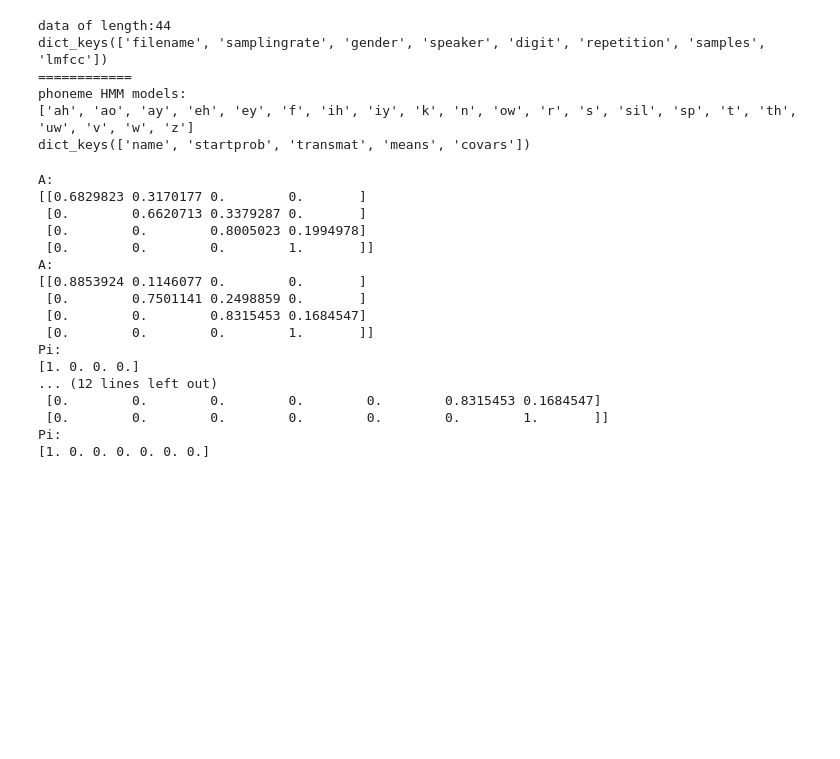
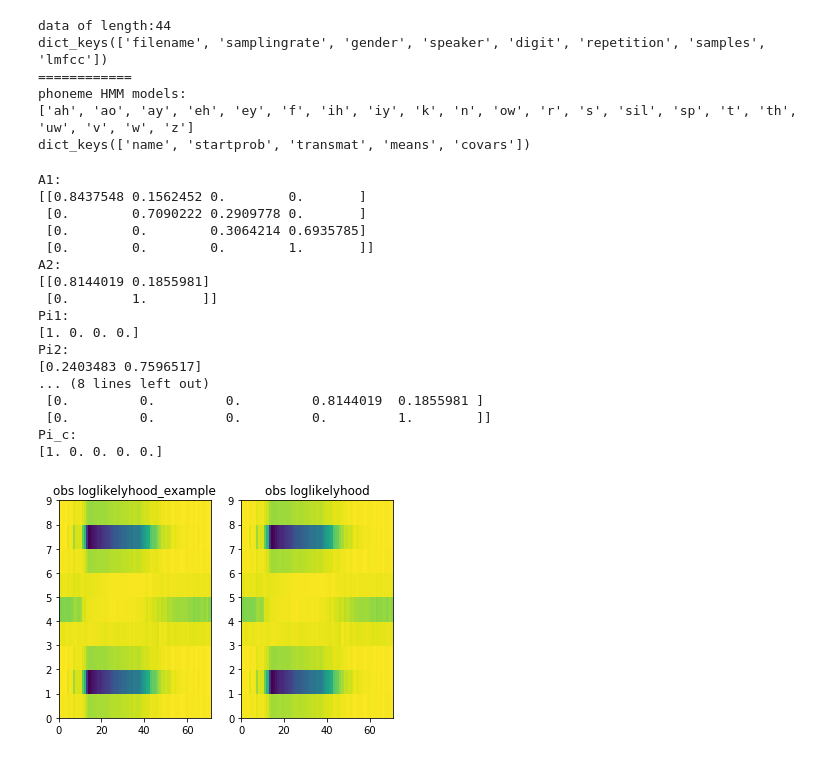
Before and after one commit to Yuhu-kth/Speech-Speaker-Recognition, a Jupyter notebook: lab2/dt2119_lab2_2020-04-13/lab2.ipynb, the cells around one changed output. Saved outputs shown, nothing was run; the diff lists cells and outputs as text; code cells hidden in the pictures; blank space fills up the shorter version.

```diff
--- a/lab2/dt2119_lab2_2020-04-13/lab2.ipynb
+++ b/lab2/dt2119_lab2_2020-04-13/lab2.ipynb
@@ -2,7 +2,10 @@
 import numpy as np
 from lab2_tools import *
 from lab2_proto import *
+import matplotlib.pyplot as plt
 from tqdm import trange
+import pylab
+pylab.rcParams['figure.figsize'] = (21, 5)
 # %%
 example = np.load('lab2_example.npz',allow_pickle=True)['example'].item()
 samplingrate_ex = example['samplingrate']
@@ -41,38 +42,56 @@ phoneme HMM models:
 ['ah', 'ao', 'ay', 'eh', 'ey', 'f', 'ih', 'iy', 'k', 'n', 'ow', 'r', 's', 'sil', 'sp', 't', 'th', 'uw', 'v', 'w', 'z']
 dict_keys(['name', 'startprob', 'transmat', 'means', 'covars'])
 # %%
-hmm1 = phoneHMMs_one['ah']
-hmm2 = phoneHMMs_one['ao']
-print("A:")
+hmm1 = phoneHMMs_one['f']
+hmm2 = phoneHMMs_one['sp']
+print("A1:")
 print(hmm1['transmat'])
-print("A:")
+print("A2:")
 print(hmm2['transmat'])
-print("Pi:")
+print("Pi1:")
 print(hmm1['startprob'])
-print("Pi:")
+print("Pi2:")
 print(hmm2['startprob'])
 print("\n==========================================================")
 print("==========================================================\n")
 twoHMms=concatTwoHMMs(hmm1, hmm2)
-print("A:")
+print("A_c:")
 print(twoHMms['transmat'])
-print("Pi:")
+print("Pi_c:")
 print(twoHMms['startprob'])
 # %% [output]
-A:
-[[0.6829823 0.3170177 0.        0.       ]
- [0.        0.6620713 0.3379287 0.       ]
- [0.        0.        0.8005023 0.1994978]
+A1:
+[[0.8437548 0.1562452 0.        0.       ]
+ [0.        0.7090222 0.2909778 0.       ]
+ [0.        0.        0.3064214 0.6935785]
  [0.        0.        0.        1.       ]]
-A:
-[[0.8853924 0.1146077 0.        0.       ]
- [0.        0.7501141 0.2498859 0.       ]
- [0.        0.        0.8315453 0.1684547]
- [0.        0.        0.        1.       ]]
-Pi:
+A2:
+[[0.8144019 0.1855981]
+ [0.        1.       ]]
+Pi1:
 [1. 0. 0. 0.]
-... (12 lines left out)
- [0.        0.        0.        0.        0.        0.8315453 0.1684547]
- [0.        0.        0.        0.        0.        0.        1.       ]]
-Pi:
-[1. 0. 0. 0. 0. 0. 0.]
+Pi2:
+[0.2403483 0.7596517]
+... (8 lines left out)
+ [0.         0.         0.         0.8144019  0.1855981 ]
+ [0.         0.         0.         0.         1.        ]]
+Pi_c:
+[1. 0. 0. 0. 0.]
+# %%
+from prondict import *
+slienced = {}
+wordHMMs= {}
+for i in prondict:
+     slienced[i] = ['sil'] + prondict[i] + ['sil']
+     wordHMMs[i] = concatHMMs(phoneHMMs_one, slienced[i])
+# %%
+obsloglik = log_multivariate_normal_density_diag(
+    example['lmfcc'], wordHMMs['o']['means'], wordHMMs['o']['covars'])
+fig, ax = plt.subplots(ncols=2)
+ax[0].pcolormesh(obsloglik_ex.T)
+ax[0].set_title('obs loglikelyhood_example')
+ax[1].set_title('obs loglikelyhood')
+ax[1].pcolormesh(obsloglik.T)
+plt.show()
+# %% [output]
+[figure, added]
```
Also changed, not shown: parts of 4 cells of this notebook, 1 other file.
